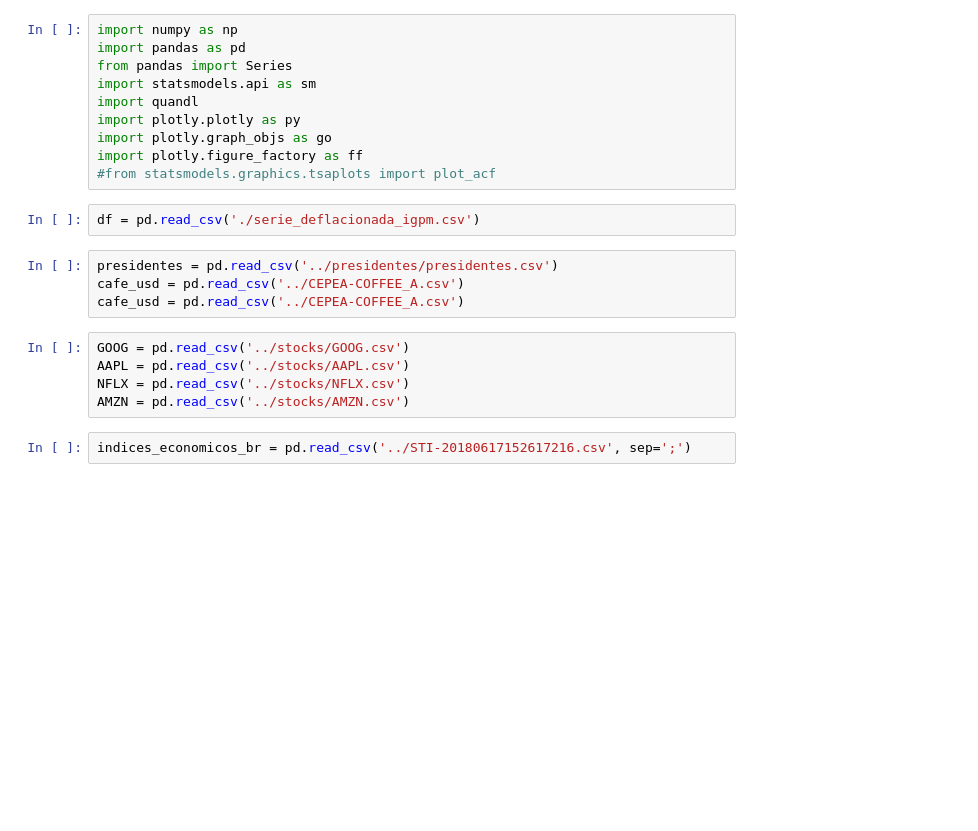
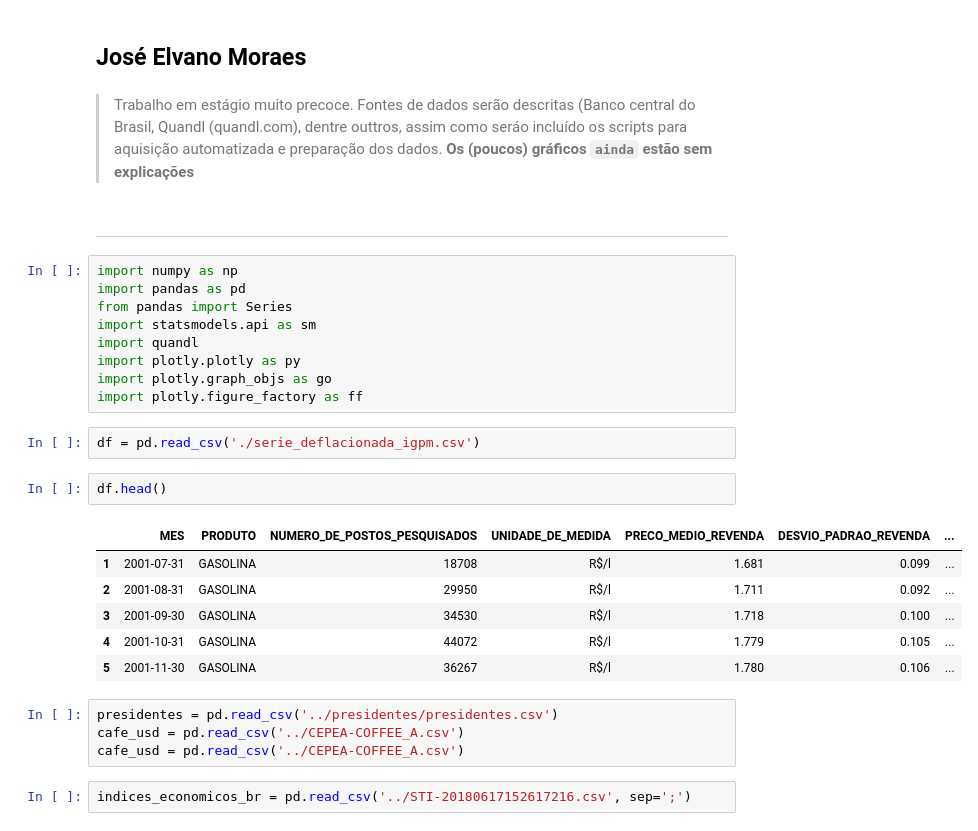
Before and after one commit to spock74/petro-gas-diesel, a Jupyter notebook: notebooks/py3/petro-gas-diesel.ipynb, the cells around one changed output. Drawn from its saved outputs; the diff is of its cells as text; blank space fills up the shorter version.

```diff
--- a/notebooks/py3/petro-gas-diesel.ipynb
+++ b/notebooks/py3/petro-gas-diesel.ipynb
@@ -12,3 +3,9 @@
+# %% [markdown]
+## José Elvano Moraes
+# %% [markdown]
+> Trabalho em estágio muito precoce. Fontes de dados serão descritas (Banco central do Brasil, Quandl (quandl.com), dentre outtros, assim como seráo incluído os scripts para aquisição automatizada e preparação dos dados. __Os (poucos) gráficos `ainda` estão sem explicações__
+# %% [markdown]
+-----
 # %%
 import numpy as np
 import pandas as pd
@@ -18,18 +15,21 @@ import quandl
 import plotly.plotly as py
 import plotly.graph_objs as go
 import plotly.figure_factory as ff
-#from statsmodels.graphics.tsaplots import plot_acf
 # %%
 df = pd.read_csv('./serie_deflacionada_igpm.csv')
+# %%
+df.head()
+# %% [output]
+|  | MES | PRODUTO | NUMERO_DE_POSTOS_PESQUISADOS | UNIDADE_DE_MEDIDA | PRECO_MEDIO_REVENDA | DESVIO_PADRAO_REVENDA | ... |
+| 1 | 2001-07-31 | GASOLINA | 18708 | R$/l | 1.681 | 0.099 | ... |
+| 2 | 2001-08-31 | GASOLINA | 29950 | R$/l | 1.711 | 0.092 | ... |
+| 3 | 2001-09-30 | GASOLINA | 34530 | R$/l | 1.718 | 0.100 | ... |
+| 4 | 2001-10-31 | GASOLINA | 44072 | R$/l | 1.779 | 0.105 | ... |
+| 5 | 2001-11-30 | GASOLINA | 36267 | R$/l | 1.780 | 0.106 | ... |
 # %%
 presidentes = pd.read_csv('../presidentes/presidentes.csv')
 cafe_usd = pd.read_csv('../CEPEA-COFFEE_A.csv')
 cafe_usd = pd.read_csv('../CEPEA-COFFEE_A.csv')
-# %%
-GOOG = pd.read_csv('../stocks/GOOG.csv')
-AAPL = pd.read_csv('../stocks/AAPL.csv')
-NFLX = pd.read_csv('../stocks/NFLX.csv')
-AMZN = pd.read_csv('../stocks/AMZN.csv')
 # %%
 indices_economicos_br = pd.read_csv('../STI-20180617152617216.csv', sep=';')
 # %%
```
Also changed, not shown: parts of 12 cells of this notebook.
